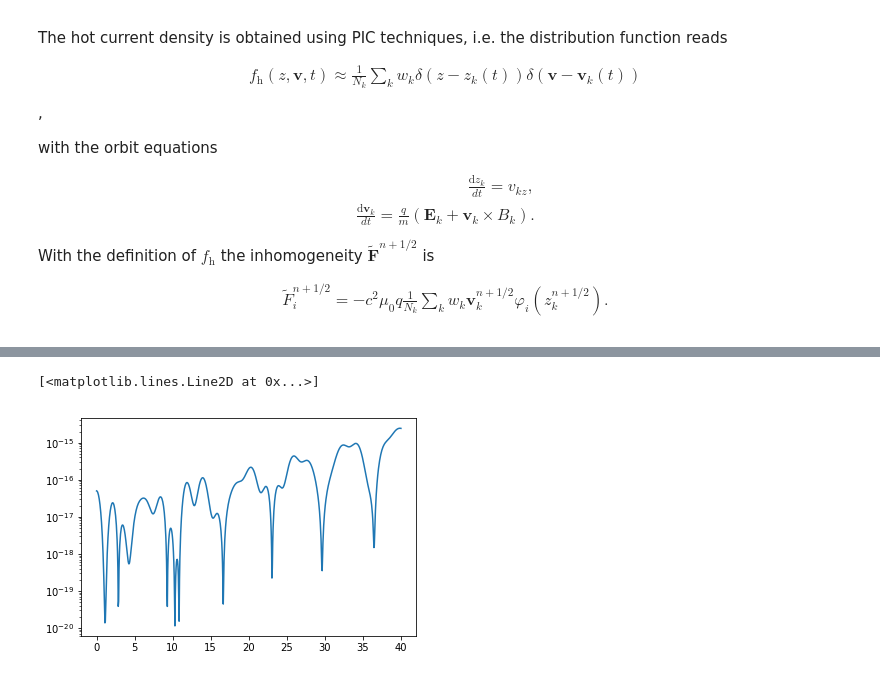
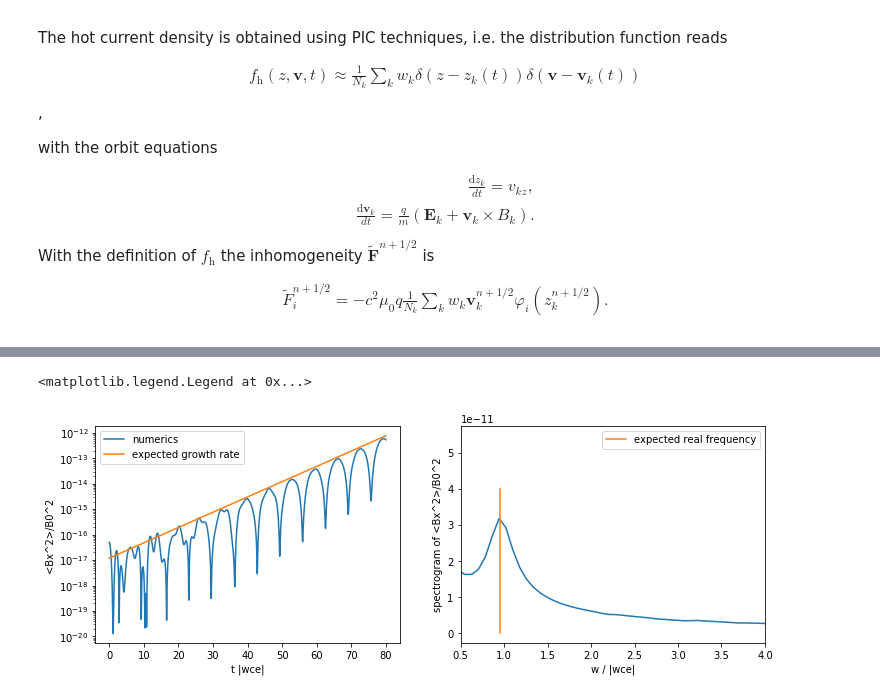
Before and after one commit to ratnania/mhd, a Jupyter notebook: 02_Hybrid/01_Electron_Hybrid_Code.ipynb, the cells around one changed output, grey strips where cells are left out. Cells and saved outputs as stored; diff of their text form; code cells hidden in the pictures.

```diff
--- a/02_Hybrid/01_Electron_Hybrid_Code.ipynb
+++ b/02_Hybrid/01_Electron_Hybrid_Code.ipynb
@@ -524,10 +557,0 @@ Time steps finished: 780
-# %%
-mean_Bx2 = np.zeros(Nt+1)
-
-for j in range(0,Nt+1):
-    mean_Bx2[j] = 1/Lz*np.dot(uhj[j,:,2],np.dot(M,uhj[j,:,2]))
-
-plt.semilogy(tn,mean_Bx2)
-# %% [output]
-[<matplotlib.lines.Line2D at 0x...>]
-[figure, removed]
@@ -535,0 +558,36 @@ np.savetxt('test',uhj[:,:,2])
+# %%
+omega = solveDispersion(k,-1,wce,wpe,wpar,wperp,nuh,0.5+0.05j,1e-7)
+omega_r = np.real(omega)
+gamma = np.imag(omega)
+
+mean_Bx2 = np.zeros(Nt+1)
+
+for j in range(0,Nt+1):
+    mean_Bx2[j] = 1/Lz*np.dot(uhj[j,:,2],np.dot(M,uhj[j,:,2]))
+
+spec = np.fft.fft(mean_Bx2)
+spec = np.fft.fftshift(spec)
+w = np.linspace(0,Nt,Nt+1) - Nt/2
+w = 2*np.pi*w/T
+
+f1 = plt.figure()
+f1.set_figheight(4)
+f1.set_figwidth(12)
+
+plt.subplot(121)
+plt.semilogy(tn,mean_Bx2,label = 'numerics')
+plt.semilogy(tn,1.2e-17*np.exp(tn*gamma*2),label = 'expected growth rate')
+plt.xlabel('t |wce|')
+plt.ylabel('<Bx^2>/B0^2')
+plt.legend()
+
+plt.subplot(122)
+plt.plot(w,np.abs(spec))
+plt.xlim((0.5,4))
+plt.xlabel('w / |wce|')
+plt.ylabel('spectrogram of <Bx^2>/B0^2')
+plt.plot(np.ones(20)*2*omega_r,np.linspace(0,4e-11,20),label = 'expected real frequency')
+plt.legend()
+# %% [output]
+<matplotlib.legend.Legend at 0x...>
+[figure, added]
```
Also changed, not shown: parts of 2 cells of this notebook.
